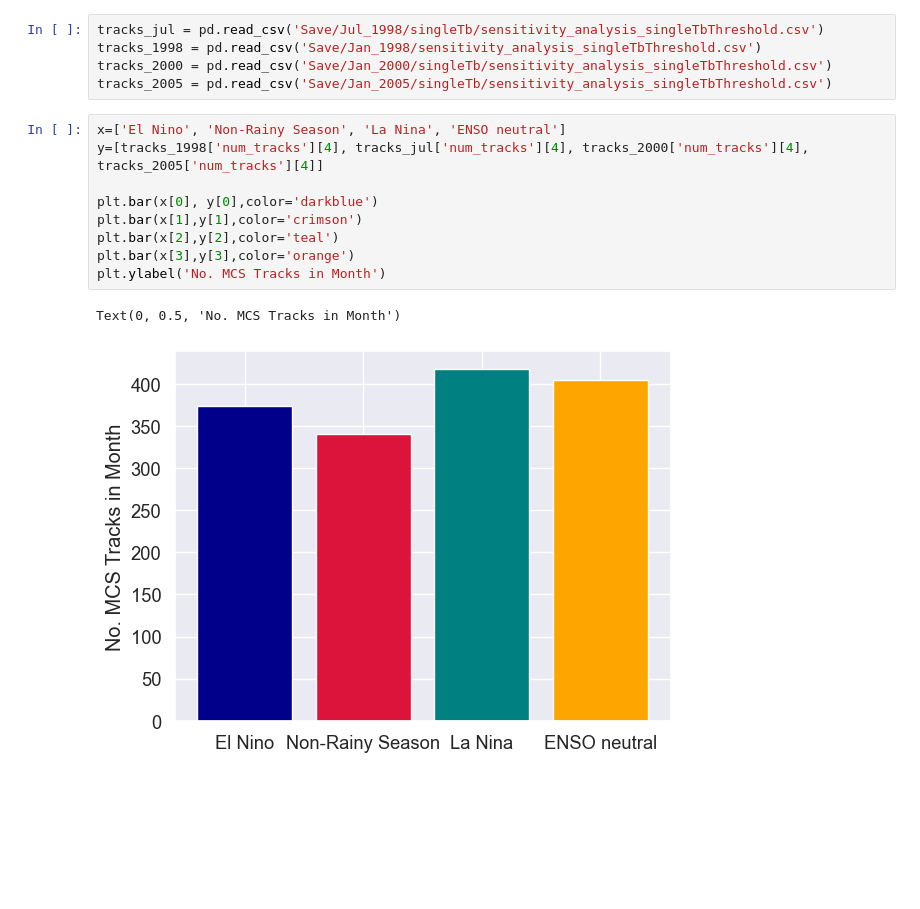
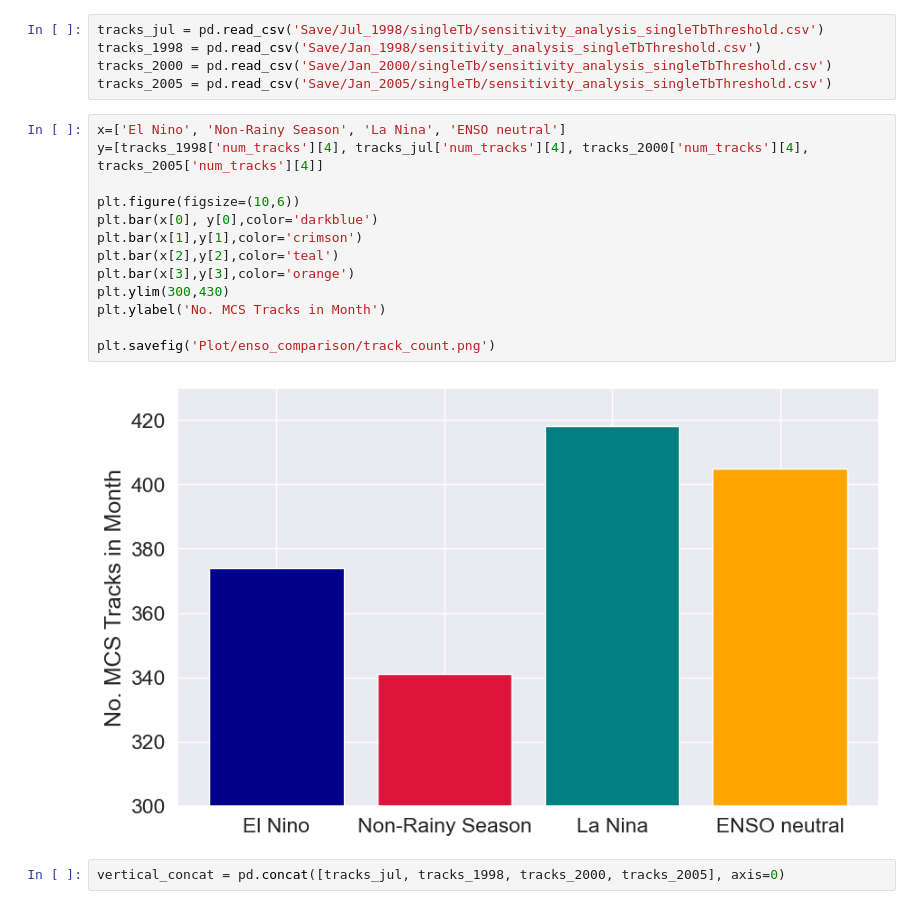
Before and after one commit to harrietgilmour/tobac_sensitivity, a Jupyter notebook: comparison_sensitivity_analysis.ipynb, the cells around one changed output. Cells and saved outputs as stored; diff of their text form; blank space fills up the shorter version.

```diff
--- a/comparison_sensitivity_analysis.ipynb
+++ b/comparison_sensitivity_analysis.ipynb
@@ -527,12 +538,17 @@ tracks_2005 = pd.read_csv('Save/Jan_2005/singleTb/sensitivity_analysis_singleTbT
 # %%
 x=['El Nino', 'Non-Rainy Season', 'La Nina', 'ENSO neutral']
 y=[tracks_1998['num_tracks'][4], tracks_jul['num_tracks'][4], tracks_2000['num_tracks'][4], tracks_2005['num_tracks'][4]]
 
+plt.figure(figsize=(10,6))
 plt.bar(x[0], y[0],color='darkblue')
 plt.bar(x[1],y[1],color='crimson')
 plt.bar(x[2],y[2],color='teal')
 plt.bar(x[3],y[3],color='orange')
+plt.ylim(300,430)
 plt.ylabel('No. MCS Tracks in Month')
+
+plt.savefig('Plot/enso_comparison/track_count.png')
 # %% [output]
-Text(0, 0.5, 'No. MCS Tracks in Month')
-[figure, old version]
+[figure, new version]
+# %%
+vertical_concat = pd.concat([tracks_jul, tracks_1998, tracks_2000, tracks_2005], axis=0)
```
Also changed, not shown: parts of 9 cells of this notebook, 3 other files.
